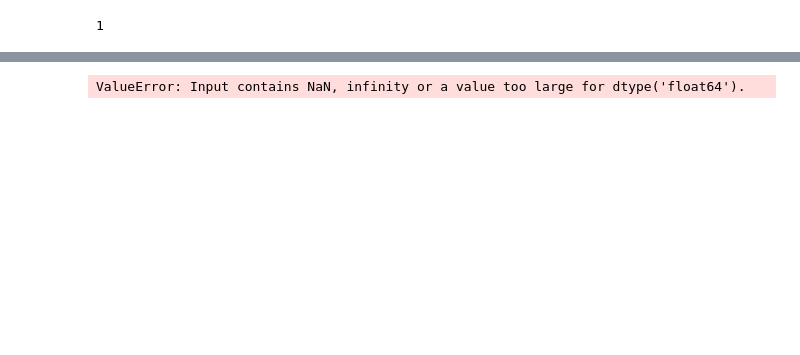
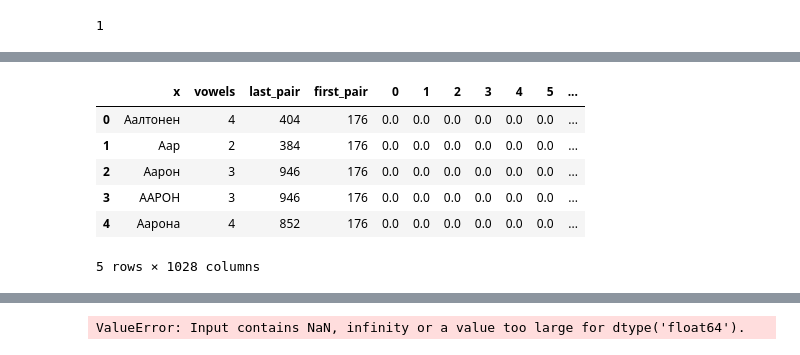
Before and after one commit to akarazeev/ML-6-7sem-MIPT-2017, a Jupyter notebook: hw4/task1/main.ipynb, the cells around one changed output, grey strips where cells are left out. Cells and saved outputs as stored; diff of their text form; code cells hidden in the pictures; blank space fills up the shorter version.

```diff
--- a/hw4/task1/main.ipynb
+++ b/hw4/task1/main.ipynb
@@ -71,30 +133,38 @@ def index_of_last_pair(string):
 %%time
 test = pd.read_csv("linear_test.txt", header=None, names=['x'])
 train = pd.read_csv("linear_train.txt", header=None, names=['x', 'y'])
+
+# train['x'] = list(map(lambda x: clean_string(x), train['x']))
+# test['x'] = list(map(lambda x: clean_string(x), test['x']))
+
 train_y = train['y']
 train = train.drop(['y'], axis=1)
 
-test['x'] = list(map(lambda x: x.replace('ё', 'е'), test['x']))
-train['x'] = list(map(lambda x: x.replace('ё', 'е'), train['x']))
+ch_gram_alphabet = list(set.union(set(list(map(lambda x: clean_string(x)[-2:].lower(), train['x']))),
+                                  set(list(map(lambda x: clean_string(x)[-2:].lower(), test['x']))),
+                                  set(list(map(lambda x: clean_string(x)[:2].lower(), train['x']))),
+                                  set(list(map(lambda x: clean_string(x)[:2].lower(), test['x']))),
+                                  set(ch_gram_alphabet)))
 
-ch_gram_alphabet = list(set.union(set(ch_gram_alphabet), set(list(map(lambda x: x[-2:].lower(), train['x']))), set(list(map(lambda x: x[-2:].lower(), test['x'])))))
 print(len(ch_gram_alphabet))
 
 # train['length'] = list(map(lambda x: len(x), train['x']))
 train['vowels'] = list(map(lambda x: num_vowels(x), train['x']))
-train['caps'] = list(map(lambda x: is_caps(x), train['x']))
-train['last'] = list(map(lambda x: ord(x[-1]), train['x']))
-train['first'] = list(map(lambda x: ord(x[0]), train['x']))
-train['last_pair'] = list(map(lambda x: index_of_last_pair(x), train['x']))
+# train['caps'] = list(map(lambda x: is_caps(x), train['x']))
+# train['last'] = list(map(lambda x: ord(x[-1].lower()), train['x']))
+# train['first'] = list(map(lambda x: ord(x[0].lower()), train['x']))
+train['last_pair'] = list(map(lambda x: index_of_last_pair(x, ch_gram_alphabet), train['x']))
+train['first_pair'] = list(map(lambda x: index_of_first_pair(x, ch_gram_alphabet), train['x']))
 
 # test['length'] = list(map(lambda x: len(x), test['x']))
 test['vowels'] = list(map(lambda x: num_vowels(x), test['x']))
-test['caps'] = list(map(lambda x: is_caps(x), test['x']))
-test['last'] = list(map(lambda x: ord(x[-1]), test['x']))
-test['first'] = list(map(lambda x: ord(x[0]), test['x']))
-test['last_pair'] = list(map(lambda x: index_of_last_pair(x), test['x']))
+# test['caps'] = list(map(lambda x: is_caps(x), test['x']))
+# test['last'] = list(map(lambda x: ord(x[-1].lower()), test['x']))
+# test['first'] = list(map(lambda x: ord(x[0].lower()), test['x']))
+test['last_pair'] = list(map(lambda x: index_of_last_pair(x, ch_gram_alphabet), test['x']))
+test['first_pair'] = list(map(lambda x: index_of_first_pair(x, ch_gram_alphabet), test['x']))
 
 sample_submission = pd.read_csv("linear_ans_example.txt")
 
-sum(train_y)/len(train_y)
+print(sum(train_y)/len(train_y))
 # %% [output]
@@ -249,3 +298,13 @@ sum(log_preds)
+# %%
+new_train.head()
+# %% [output]
+|  | x | vowels | last_pair | first_pair | 0 | 1 | 2 | 3 | 4 | 5 | ... |
+| 0 | Аалтонен | 4 | 404 | 176 | 0.0 | 0.0 | 0.0 | 0.0 | 0.0 | 0.0 | ... |
+| 1 | Аар | 2 | 384 | 176 | 0.0 | 0.0 | 0.0 | 0.0 | 0.0 | 0.0 | ... |
+| 2 | Аарон | 3 | 946 | 176 | 0.0 | 0.0 | 0.0 | 0.0 | 0.0 | 0.0 | ... |
+| 3 | ААРОН | 3 | 946 | 176 | 0.0 | 0.0 | 0.0 | 0.0 | 0.0 | 0.0 | ... |
+| 4 | Аарона | 4 | 852 | 176 | 0.0 | 0.0 | 0.0 | 0.0 | 0.0 | 0.0 | ... |
+5 rows × 1028 columns
 # %%
 %%time
 clf = XGBClassifier(max_depth=20)
```
Also changed, not shown: parts of 36 cells of this notebook, 5 other files.
